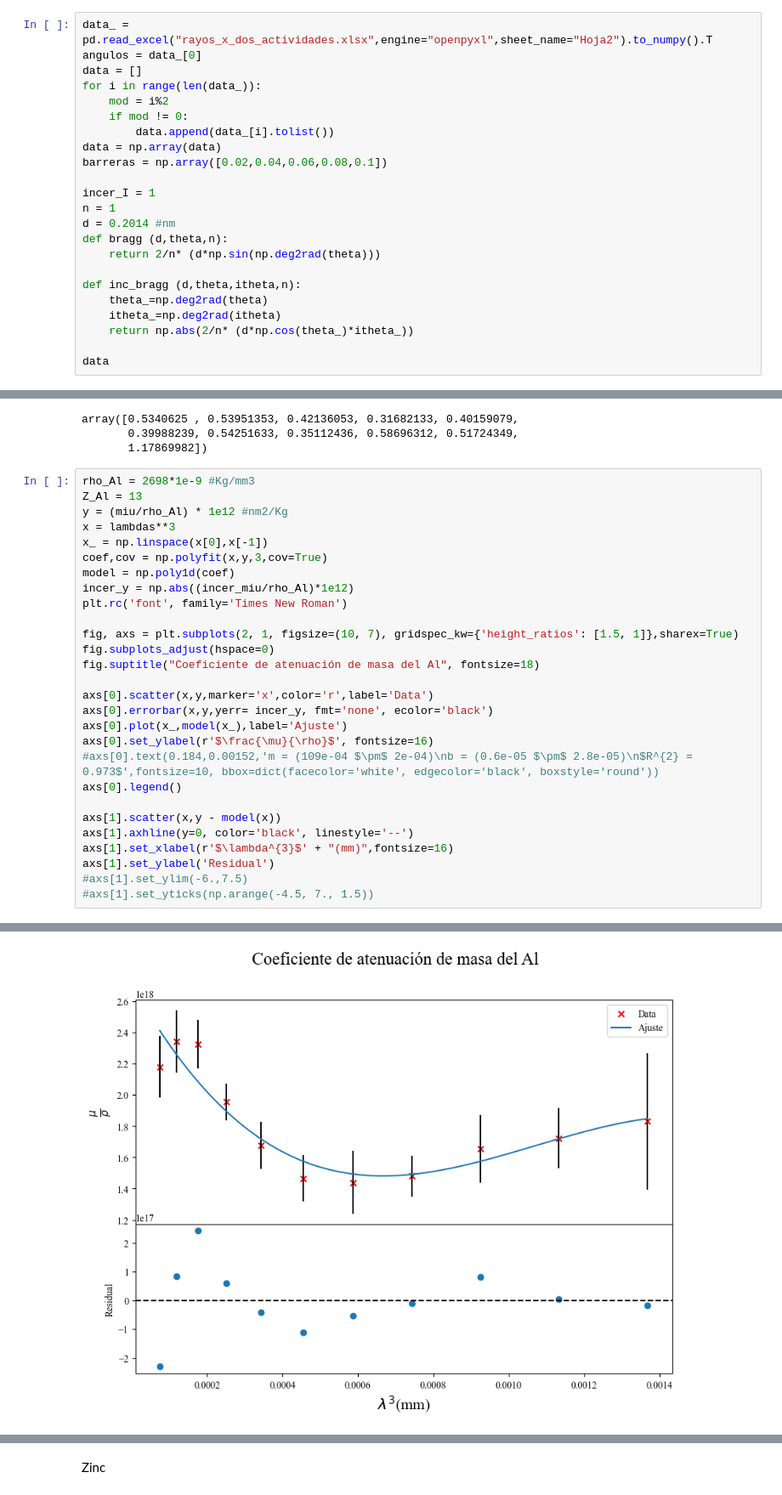
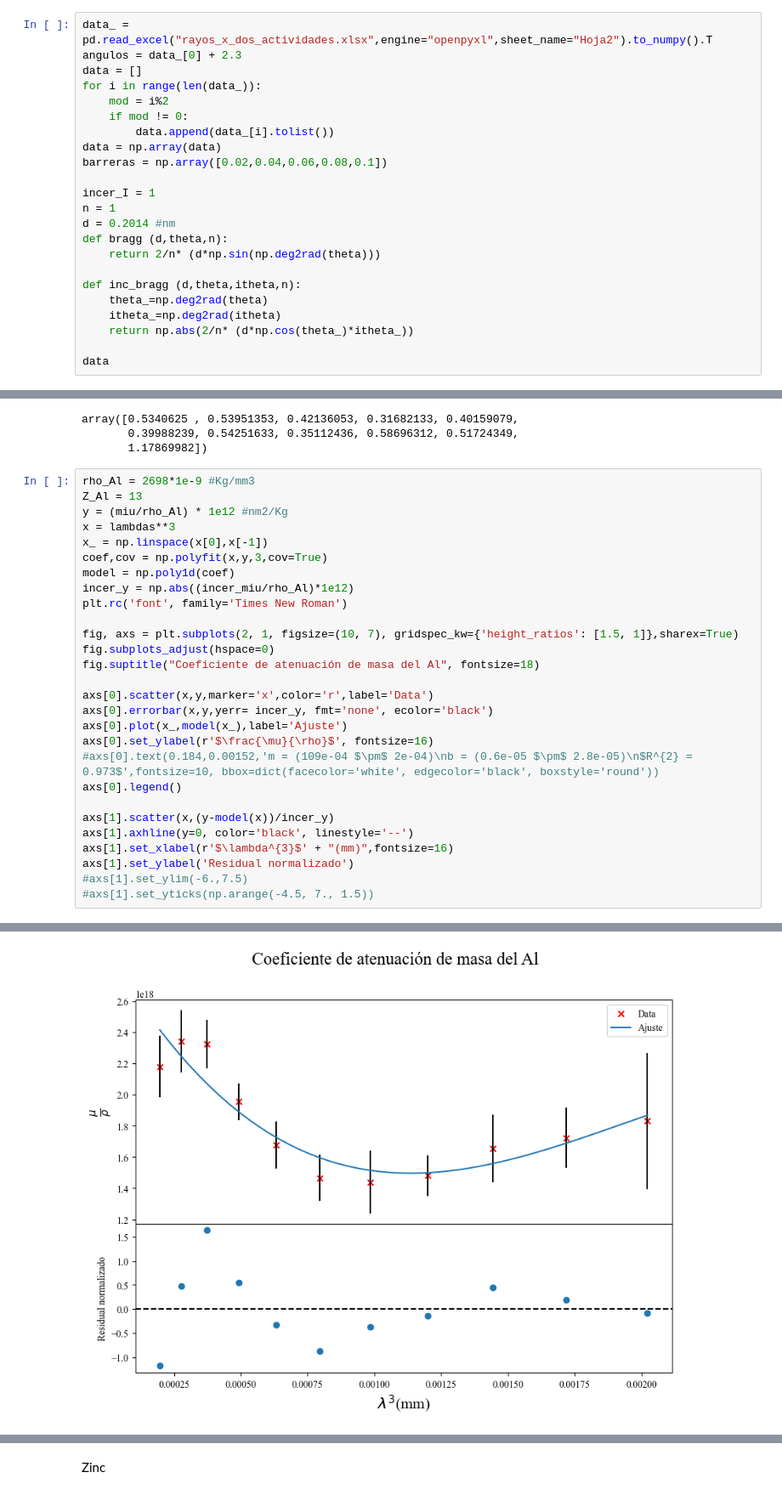
Before and after one commit to slaverdeg/Laboratorio-Intermedio-1, a Jupyter notebook: Rayos X/Actividades_2_y_4.ipynb, the cells around one changed output, grey strips where cells are left out. Shown: that part at 85% size. Saved outputs shown, nothing was run; the diff lists cells and outputs as text.

Commit message:
normalized residuals

```diff
--- a/Rayos X/Actividades_2_y_4.ipynb
+++ b/Rayos X/Actividades_2_y_4.ipynb
@@ -21,7 +21,7 @@ def weigh_linear_regresion(x,y,y_err):
 # Actividad 2
 # %%
 data_ = pd.read_excel("rayos_x_dos_actividades.xlsx",engine="openpyxl",sheet_name="Hoja2").to_numpy().T
-angulos = data_[0]
+angulos = data_[0] + 2.3
 data = []
 for i in range(len(data_)):
     mod = i%2
@@ -152,10 +152,10 @@ axs[0].set_ylabel(r'$\frac{\mu}{\rho}$', fontsize=16)
 #axs[0].text(0.184,0.00152,'m = (109e-04 $\pm$ 2e-04)\nb = (0.6e-05 $\pm$ 2.8e-05)\n$R^{2} = 0.973$',fontsize=10, bbox=dict(facecolor='white', edgecolor='black', boxstyle='round'))
 axs[0].legend()
 
-axs[1].scatter(x,y - model(x))
+axs[1].scatter(x,(y-model(x))/incer_y)
 axs[1].axhline(y=0, color='black', linestyle='--')
 axs[1].set_xlabel(r'$\lambda^{3}$' + "(mm)",fontsize=16)
-axs[1].set_ylabel('Residual')
+axs[1].set_ylabel('Residual normalizado')
 #axs[1].set_ylim(-6.,7.5)
 #axs[1].set_yticks(np.arange(-4.5, 7., 1.5))
 # %% [output]
@@ -163,4 +163,4 @@ Text(0, 0.5, 'Residual')
-[figure, old version]
+[figure, new version]
 # %%
 coef
 # %% [output]
```
Also changed, not shown: parts of 9 cells of this notebook.
